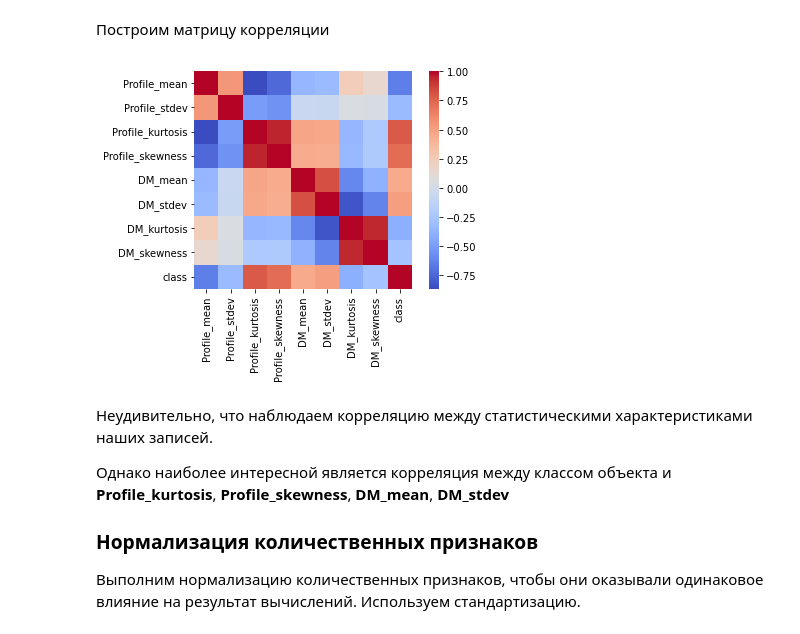
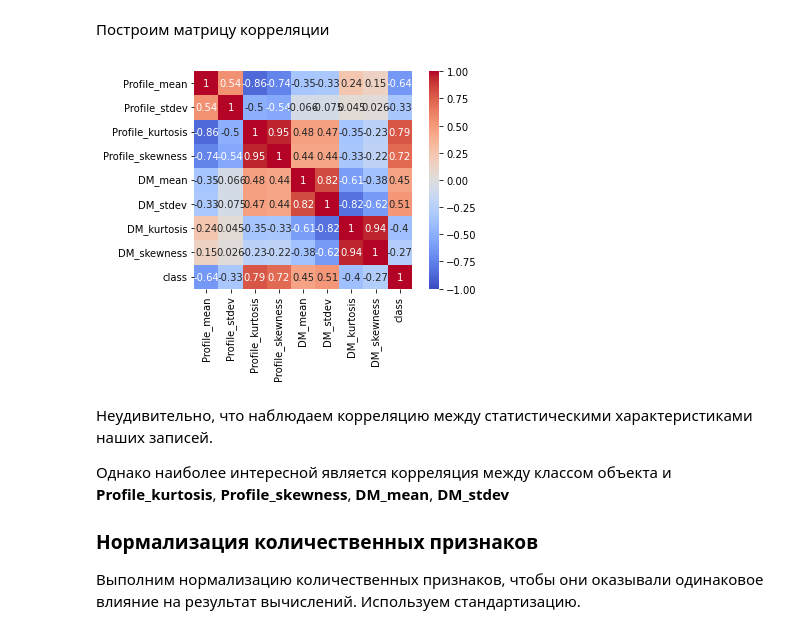
Before and after one commit to Vlad-Grachev/michine-learning-2021, a Jupyter notebook: notebook/practice.ipynb, the cells around one changed output. Saved outputs shown, nothing was run; the diff lists cells and outputs as text; code cells hidden in the pictures.

```diff
--- a/notebook/practice.ipynb
+++ b/notebook/practice.ipynb
@@ -251,10 +251,10 @@ pass
 Построим матрицу корреляции
 # %%
 corr_mat = data.corr()
-sns.heatmap(corr_mat, square=True, cmap='coolwarm')
+sns.heatmap(corr_mat, vmin = -1, vmax = 1, square=True, annot = True, cmap='coolwarm')
 pass
 # %% [output]
-[figure, old version]
+[figure, new version]
 # %% [markdown]
 Неудивительно, что наблюдаем корреляцию между статистическими характеристиками наших записей.
 
```
